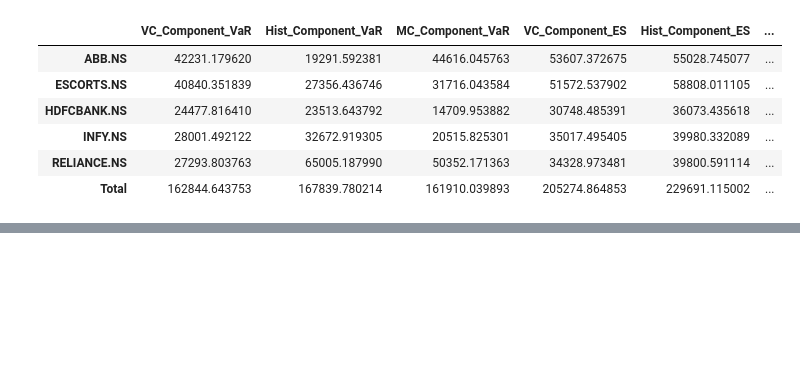
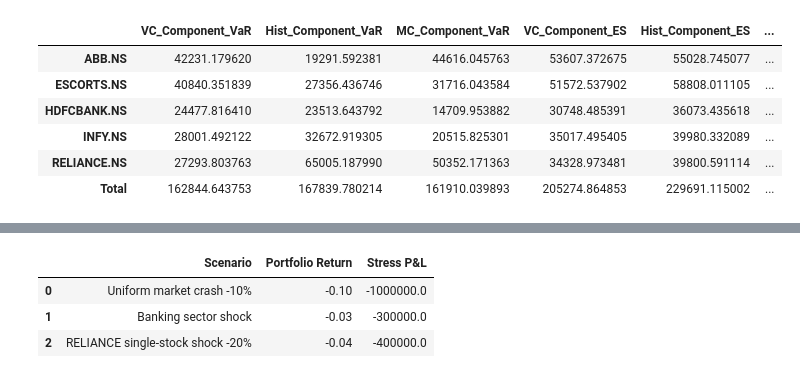
Before and after one commit to kushal16122005/market_risk_engine, a Jupyter notebook: main.ipynb, the cells around one changed output, grey strips where cells are left out. Cells and saved outputs as stored; diff of their text form; code cells hidden in the pictures; blank space fills up the shorter version.

```diff
--- a/main.ipynb
+++ b/main.ipynb
@@ -1043,0 +1067,14 @@ decomp["summary"]               # side-by-side comparison across all 3 models +
+# %%
+shock_scenarios = {
+    "Uniform market crash -10%": {t: -0.10 for t in tickers},
+    "Banking sector shock": {"HDFCBANK.NS": -0.15},
+    "RELIANCE single-stock shock -20%": {"RELIANCE.NS": -0.20},
+}
+
+shock_summary, shock_details = run_shock_scenarios(weights, shock_scenarios, portfolio_value)
+shock_summary
+# %% [output]
+|  | Scenario | Portfolio Return | Stress P&L |
+| 0 | Uniform market crash -10% | -0.10 | -1000000.0 |
+| 1 | Banking sector shock | -0.03 | -300000.0 |
+| 2 | RELIANCE single-stock shock -20% | -0.04 | -400000.0 |
```
Also changed, not shown: parts of 6 cells of this notebook.
